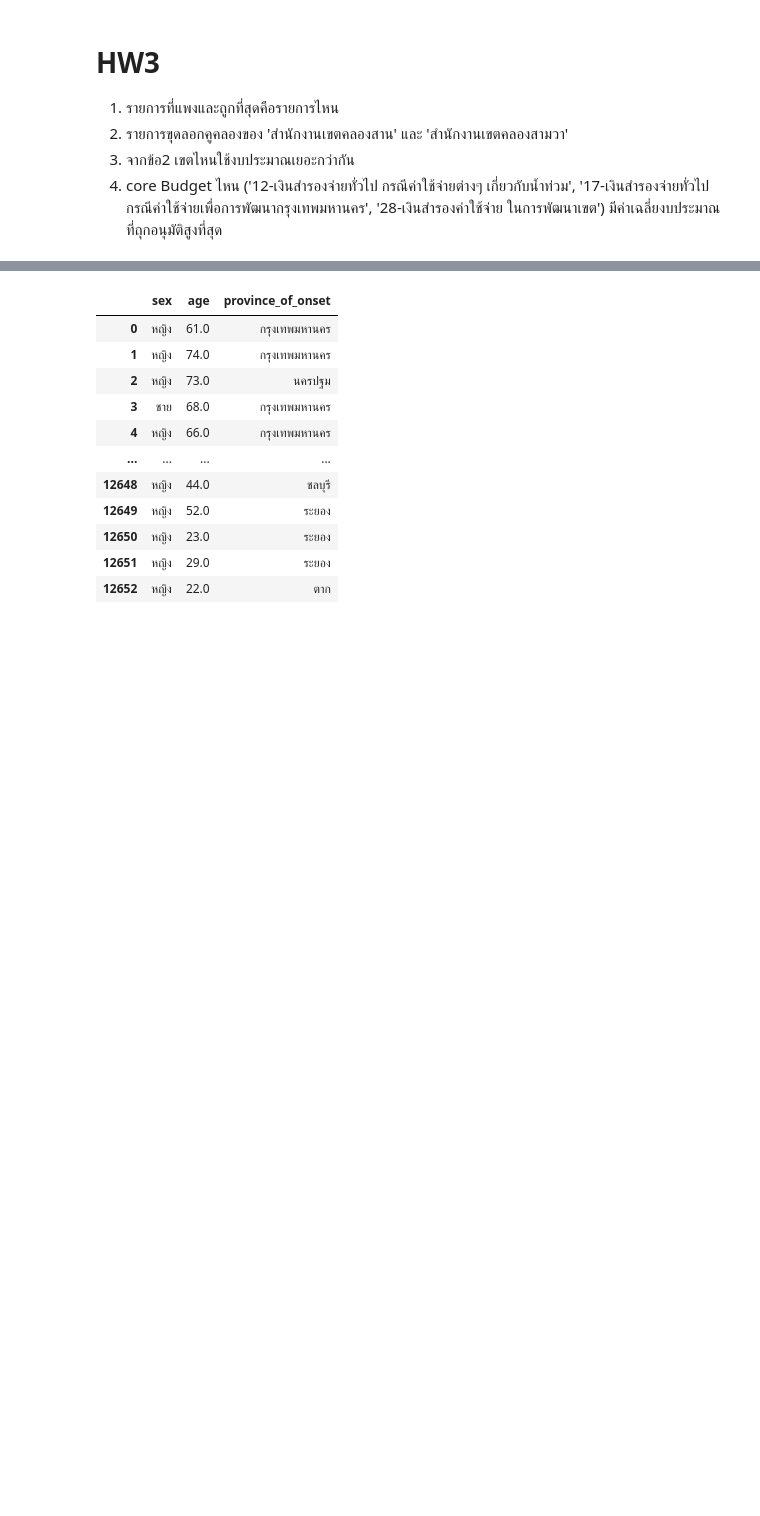
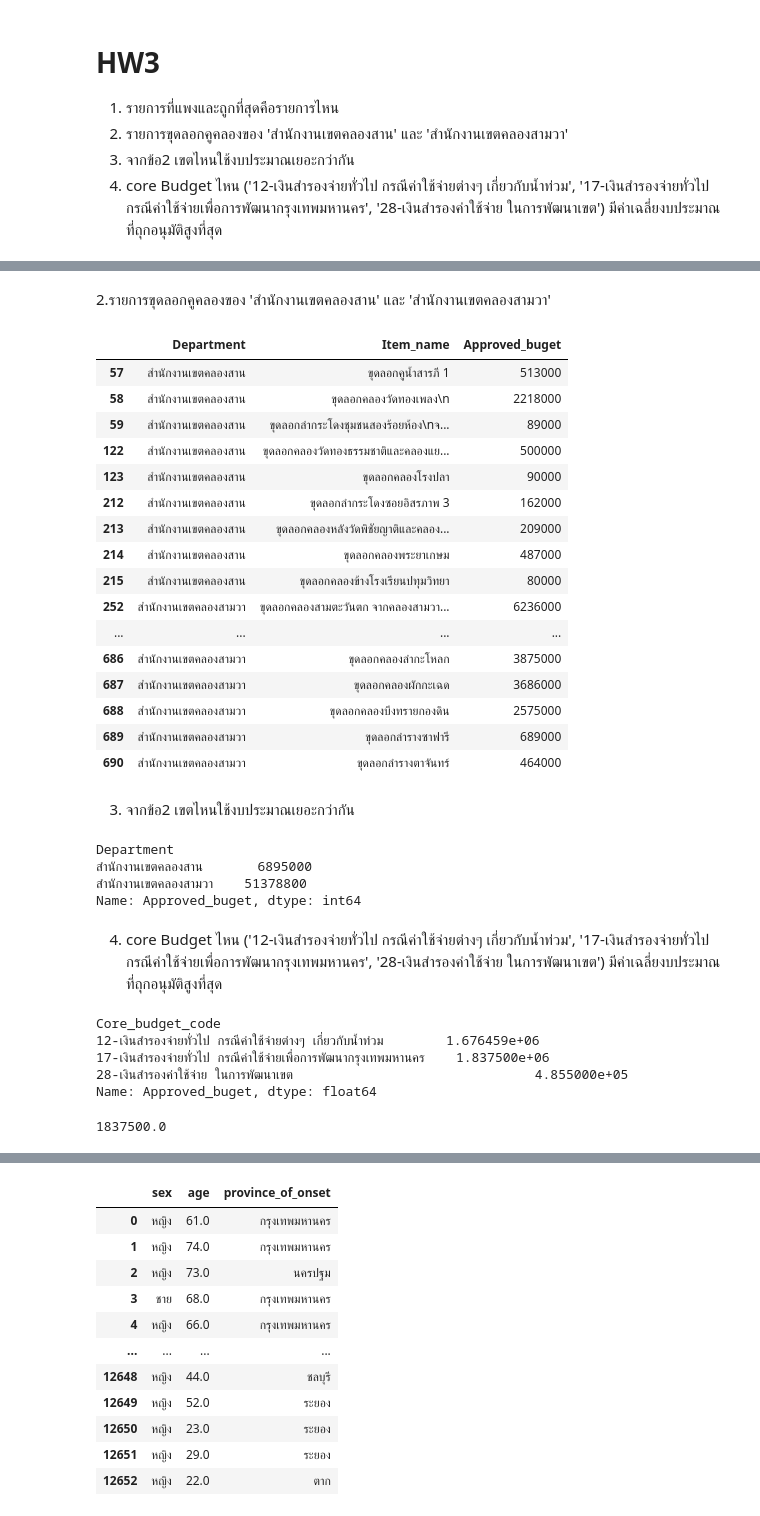
Before and after one commit to Nareekan789/python_dataviz2023, a Jupyter notebook: สำเนาของ_Pandas101.ipynb, the cells around one changed output, grey strips where cells are left out. Cells and saved outputs as stored; diff of their text form; code cells hidden in the pictures; blank space fills up the shorter version.

```diff
--- a/สำเนาของ_Pandas101.ipynb
+++ b/สำเนาของ_Pandas101.ipynb
@@ -1027,0 +1049,51 @@ dtype: bool
+# %% [markdown]
+2.รายการขุดลอกคูคลองของ 'สำนักงานเขตคลองสาน' และ 'สำนักงานเขตคลองสามวา'
+# %%
+data1_hw3_2=data1[(data1['Department']== 'สำนักงานเขตคลองสาน' ) | (data1['Department']== 'สำนักงานเขตคลองสามวา' )] [['Department','Item_name','Approved_buget']]
+# %%
+data1_hw3_2
+# %% [output]
+|  | Department | Item_name | Approved_buget |
+| 57 | สำนักงานเขตคลองสาน | ขุดลอกคูน้ำสารภี 1 | 513000 |
+| 58 | สำนักงานเขตคลองสาน | ขุดลอกคลองวัดทองเพลง\n | 2218000 |
+| 59 | สำนักงานเขตคลองสาน | ขุดลอกลำกระโดงชุมชนสองร้อยห้อง\nจ... | 89000 |
+| 122 | สำนักงานเขตคลองสาน | ขุดลอกคลองวัดทองธรรมชาติและคลองแย... | 500000 |
+| 123 | สำนักงานเขตคลองสาน | ขุดลอกคลองโรงปลา | 90000 |
+| 212 | สำนักงานเขตคลองสาน | ขุดลอกลำกระโดงซอยอิสรภาพ 3 | 162000 |
+| 213 | สำนักงานเขตคลองสาน | ขุดลอกคลองหลังวัดพิชัยญาติและคลอง... | 209000 |
+| 214 | สำนักงานเขตคลองสาน | ขุดลอกคลองพระยาเกษม | 487000 |
+| 215 | สำนักงานเขตคลองสาน | ขุดลอกคลองข้างโรงเรียนปทุมวิทยา | 80000 |
+| 252 | สำนักงานเขตคลองสามวา | ขุดลอกคลองสามตะวันตก จากคลองสามวา... | 6236000 |
+| ... | ... | ... | ... |
+| 686 | สำนักงานเขตคลองสามวา | ขุดลอกคลองลำกะโหลก | 3875000 |
+| 687 | สำนักงานเขตคลองสามวา | ขุดลอกคลองผักกะเฉด | 3686000 |
+| 688 | สำนักงานเขตคลองสามวา | ขุดลอกคลองบึงทรายกองดิน | 2575000 |
+| 689 | สำนักงานเขตคลองสามวา | ขุดลอกลำรางซาฟารี | 689000 |
+| 690 | สำนักงานเขตคลองสามวา | ขุดลอกลำรางตาจันทร์ | 464000 |
+# %% [markdown]
+3. จากข้อ2 เขตไหนใช้งบประมาณเยอะกว่ากัน
+# %%
+data1_hw3_2.groupby('Department')['Approved_buget'].sum()
+# %% [output]
+Department
+สำนักงานเขตคลองสาน       6895000
+สำนักงานเขตคลองสามวา    51378800
+Name: Approved_buget, dtype: int64
+# %% [markdown]
+4. core Budget ไหน ('12-เงินสำรองจ่ายทั่วไป กรณีค่าใช้จ่ายต่างๆ เกี่ยวกับน้ำท่วม', '17-เงินสำรองจ่ายทั่วไป กรณีค่าใช้จ่ายเพื่อการพัฒนากรุงเทพมหานคร', '28-เงินสำรองค่าใช้จ่าย ในการพัฒนาเขต') มีค่าเฉลี่ยงบประมาณที่ถุกอนุมัติสูงที่สุด
+# %%
+data1_hw3_4_1=data1[(data1['Core_budget_code']== '12-เงินสำรองจ่ายทั่วไป กรณีค่าใช้จ่ายต่างๆ เกี่ยวกับน้ำท่วม' )
+| (data1['Core_budget_code']== '17-เงินสำรองจ่ายทั่วไป กรณีค่าใช้จ่ายเพื่อการพัฒนากรุงเทพมหานคร' )
+|(data1['Core_budget_code']== '28-เงินสำรองค่าใช้จ่าย ในการพัฒนาเขต' )]
+data1_hw3_4_2=data1_hw3_4_1.groupby('Core_budget_code')['Approved_buget'].mean()
+data1_hw3_4_2
+# %% [output]
+Core_budget_code
+12-เงินสำรองจ่ายทั่วไป กรณีค่าใช้จ่ายต่างๆ เกี่ยวกับน้ำท่วม        1.676459e+06
+17-เงินสำรองจ่ายทั่วไป กรณีค่าใช้จ่ายเพื่อการพัฒนากรุงเทพมหานคร    1.837500e+06
+28-เงินสำรองค่าใช้จ่าย ในการพัฒนาเขต                               4.855000e+05
+Name: Approved_buget, dtype: float64
+# %%
+data1_hw3_4_2.max()
+# %% [output]
+1837500.0
```
Also changed, not shown: parts of 6 cells of this notebook.
